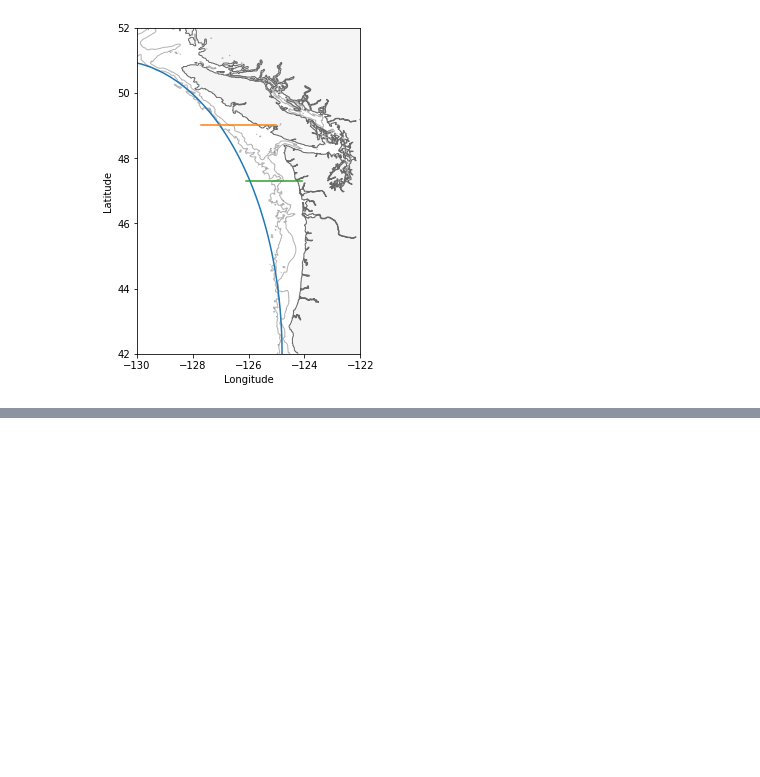
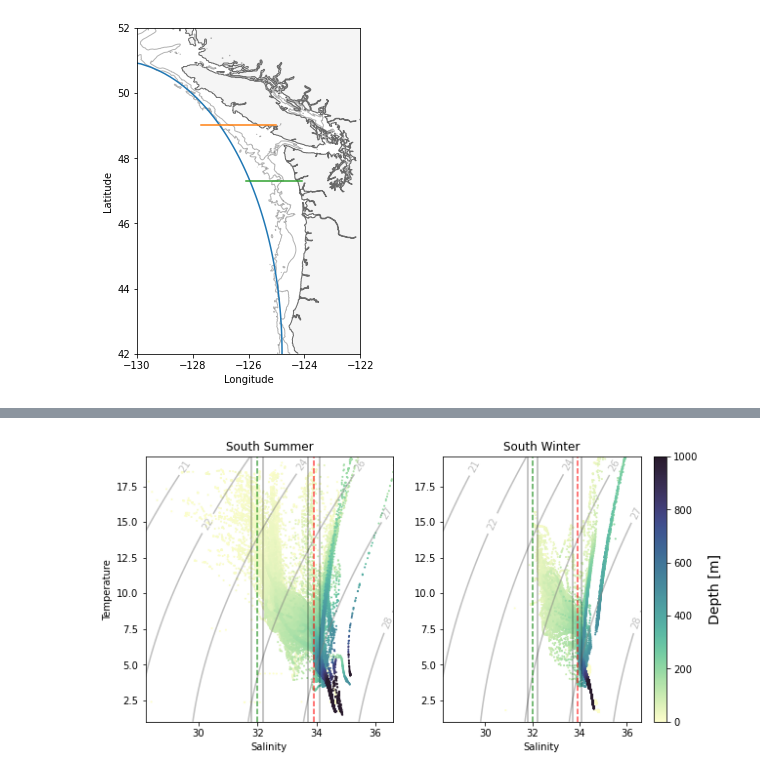
Before and after one commit to UBC-MOAD/analysis-becca, a Jupyter notebook: LiveOcean/tracers/wm_obs.ipynb, the cells around one changed output, grey strips where cells are left out. Drawn from its saved outputs; the diff is of its cells as text; code cells hidden in the pictures; blank space fills up the shorter version.

```diff
--- a/LiveOcean/tracers/wm_obs.ipynb
+++ b/LiveOcean/tracers/wm_obs.ipynb
@@ -171,0 +170,56 @@ ax[0,1].set_title('Winters', fontsize=12)
+# %%
+fig,ax = plt.subplots(1,2,figsize=(10,5))
+
+# SUMMER
+salt = sob['salinity (g kg-1)'][(sob.region == 3) | (sob.region == 4) | (sob.region ==5)].reset_index(drop=True)
+temp = sob['temperature (degC)'][(sob.region == 3) | (sob.region == 4) | (sob.region ==5)].reset_index(drop=True)
+z = sob['depth (m)'][(sob.region == 3) | (sob.region == 4) | (sob.region ==5)].reset_index(drop=True)
+
+smin, smax = 28.2,36.6
+tmin, tmax = 1,19.6
+
+# Sort the points by density, so that the densest points are plotted last
+idx = z.argsort()
+salt, temp, z = salt[idx], temp[idx], z[idx]
+
+ax[0].scatter(salt,temp, c=z, cmap=cm.cm.deep,s=1,vmin=0,vmax=1000)
+title = "South Summer"
+ax[0].set_title(title)
+ax[0].set_ylabel('Temperature')
+
+# Winter
+salt = wob['salinity (g kg-1)'][(wob.region == 3) | (wob.region == 4) | (wob.region ==5)].reset_index(drop=True)
+temp = wob['temperature (degC)'][(wob.region == 3) | (wob.region == 4) | (wob.region ==5)].reset_index(drop=True)
+z = wob['depth (m)'][(wob.region == 3) | (wob.region == 4) | (wob.region ==5)].reset_index(drop=True)
+
+# Sort the points by depth, so that the deepest points are plotted last
+idx = z.argsort()
+salt, temp, z = salt[idx], temp[idx], z[idx]
+
+sc = ax[1].scatter(salt,temp, c=z, cmap=cm.cm.deep,s=1,vmin=0,vmax=1000)
+cb = fig.colorbar(sc, ax=ax[1])
+cb.set_label('Depth [m]', labelpad=10, fontsize=14)
+title = "South Winter"
+ax[1].set_title(title)
+
+for i in range(len(ax)):
+    ax[i].set_xlabel('Salinity')
+    ax[i].set_ylim([tmin,tmax])
+    ax[i].set_xlim([smin,smax])
+
+    # density
+    CS=ax[i].contour(SA,t,rho,colors = 'gray', alpha=0.5)
+    ax[i].clabel(CS, CS.levels, inline=True, fmt=fmt, fontsize=10)
+
+    # apply boundaries from CIOPS analysis
+    # division between water masses
+    ax[i].plot([33.9,33.9],[tmin,tmax],'r--', alpha=0.7, label='Deep division')
+    ax[i].plot([34.1,34.1],[tmin,tmax],'k', alpha=0.3)
+    ax[i].plot([33.7,33.7],[tmin,tmax],'k', alpha=0.3)
+
+    # columbia delineation
+    ax[i].plot([32,32],[tmin,tmax],'g--',alpha=0.7,label='Columbia division')
+    ax[i].plot([32.2,32.2],[tmin,tmax],'k', alpha=0.3)
+    ax[i].plot([31.8,31.8],[tmin,tmax],'k', alpha=0.3)
+# %% [output]
+[figure, added]
```
Also changed, not shown: parts of 6 cells of this notebook.
